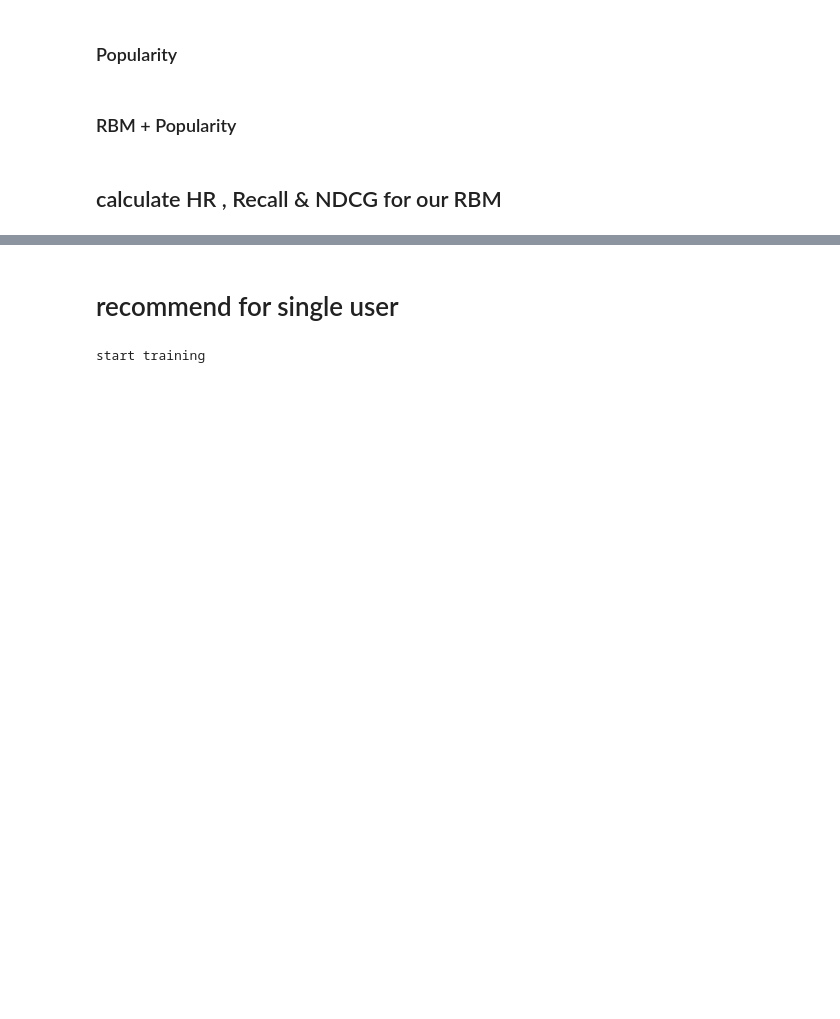
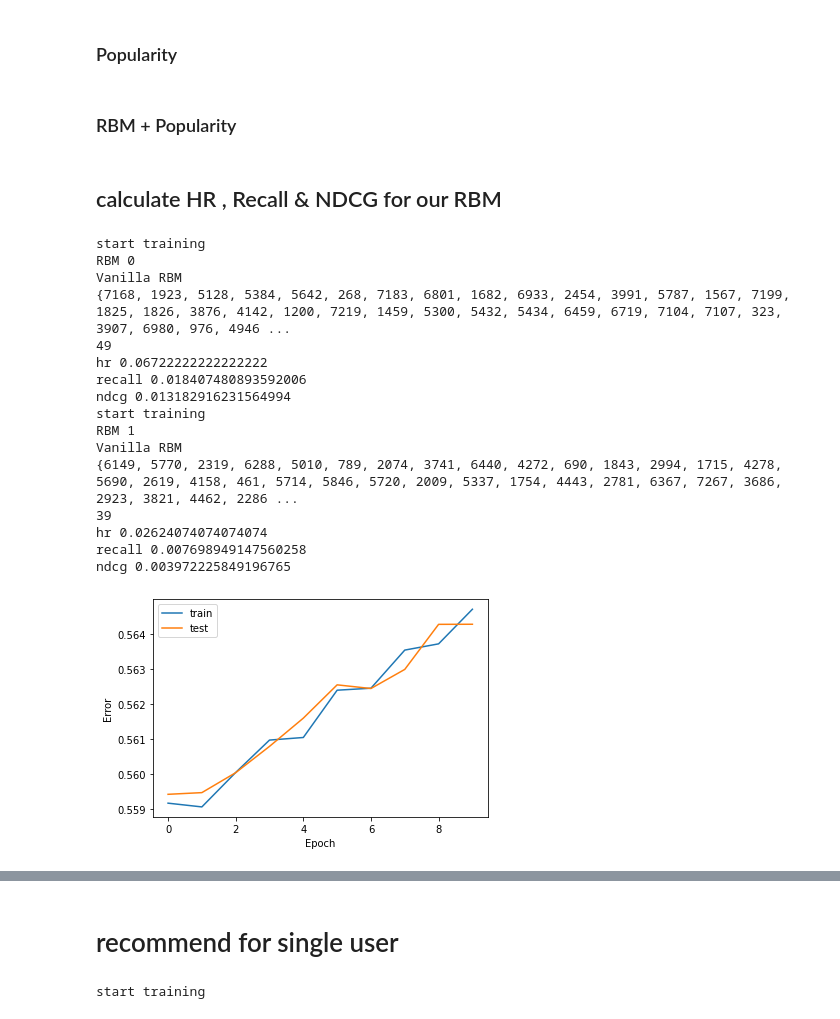
Before and after one commit to jdepreter/ai-project, a Jupyter notebook: rbm_notebook_inventory_rating.ipynb, the cells around one changed output, grey strips where cells are left out. Drawn from its saved outputs; the diff is of its cells as text; code cells hidden in the pictures; blank space fills up the shorter version.

```diff
--- a/rbm_notebook_inventory_rating.ipynb
+++ b/rbm_notebook_inventory_rating.ipynb
@@ -260,0 +266,4 @@ train_matrix
+# %%
+train_matrix = get_sparse_matrix(train1)
+test_matrix = get_sparse_matrix(test1)
+train_matrix
@@ -397,7 +421,7 @@ def create_rbm(train_matrix, test_matrix, n_hidden, batch_size, epochs, rbm=None
 # %% [markdown]
 ### Vanilla Recommendations
 # %%
-def compute_hr(train_matrix, test_matrix, rbm, k=10, batch_size=100):
+def compute_hr(train_matrix, test_matrix, rbm, k=10, rating_cutoff=-1, p=False):
     """
     compute the various metrics of our model, hr, recall and ndcg
     :param train_matrix: the input wich our user already has
@@ -410,8 +434,11 @@ def compute_hr(train_matrix, test_matrix, rbm, k=10, batch_size=100):
     hitrates = []
     recall = []
     nDCG = []
+
+    recommended_games_set = set()
     # for loop - go through every single user
-    for id_user in tqdm(range(0, train_matrix.shape[0] - rbm.batch_size, rbm.batch_size)): # - batch_size, batch_size):
+    # for id_user in tqdm(range(0, train_matrix.shape[0] - rbm.batch_size, rbm.batch_size)): # - batch_size, batch_size):
+    for id_user in range(0, train_matrix.shape[0] - rbm.batch_size, rbm.batch_size): # - batch_size, batch_size):
         v = train_matrix[id_user:id_user + rbm.batch_size]  # training set inputs are used to activate neurons of my RBM
         vt = test_matrix[id_user:id_user + rbm.batch_size]  # target
         if vt.getnnz() == 0:
@@ -436,11 +463,12 @@ def compute_hr(train_matrix, test_matrix, rbm, k=10, batch_size=100):
         target = torch.sparse.LongTensor(indices, torch.add(ratings, 1), torch.Size(shape))
         target_dense = target.to_dense()
 
-        target_rating, target_movie = torch.topk(target_dense, k, 1)
-        target_movie[target_rating < 3] = -1 # remove all bad movies from top k
+        target_recommended = torch.argsort(target_dense, 1, descending=True)
+        # target_rating, target_movie = torch.topk(target_dense, k, 1)
+        # target_movie[target_rating < rating_cutoff] = -1 # remove all bad movies from top k
 
-        values, _ = torch.max(target_movie, dim=1)
-        users_with_target = (values > -1).nonzero(as_tuple=True)[0].cpu().tolist()
+        # values, _ = torch.max(target_rating, dim=1)
+        # users_with_target = (values > rating_cutoff).nonzero(as_tuple=True)[0].cpu().tolist()
 
         # predicted
         _, h = rbm.sample_h(v)
@@ -454,11 +482,15 @@ def compute_hr(train_matrix, test_matrix, rbm, k=10, batch_size=100):
         predicted_rating, predicted_movie = torch.topk(recommended_summed, k)
 
 
-        for user in users_with_target:
+        for user in range(rbm.batch_size):
+            # all recommendations
+            user_ratings = torch.index_select(target_dense[user], 0, target_recommended[user])
+            user_target = target_recommended[user][user_ratings > 0].cpu().tolist()
 
-            # all recommendations
-            user_target = target_movie[user].cpu().tolist()
+            # user_target = target_recommended[user][target_rating[user] > rating_cutoff].cpu().tolist()
             user_pred = predicted_movie[user].cpu().tolist()
+
+            recommended_games_set = recommended_games_set.union(set(user_pred))
 
             counter = 0
             total = min(k, len(user_target))
@@ -479,6 +511,9 @@ def compute_hr(train_matrix, test_matrix, rbm, k=10, batch_size=100):
 
             nDCG.append(dcg / idcg)
 
+    if p:
+        print(recommended_games_set)
+        print(len(recommended_games_set))
     return hitrates, recall, nDCG
 # %%
 # rbm10 = create_rbm(train_matrix, test_matrix, 1000, 10000, 10)
@@ -517,8 +552,34 @@ def compute_hr3(rbm, popularity_dict, k=10):
 # %%
 def evaluate_rbm(rbm):
     print("Vanilla RBM")
-    hr, r, ndcg = compute_hr(train_matrix, test_matrix, rbm)
+    hr, r, ndcg = compute_hr(train_matrix, test_matrix, rbm, p=True)
     # print(hr, r, ndcg)
     print("hr", np.average(hr))
     print("recall", np.average(r))
     print("ndcg", np.average(ndcg))
+# %%
+rbms = []
+for i in range(2):
+    rbm = create_rbm(train_matrix, test_matrix, 5, 2000, 10, train_errors=[], test_errors=[])[0]
+    print(f"RBM {i}")
+    evaluate_rbm(rbm)
+    torch.save(rbm.state_dict(), f"./rbm5-10-nr{i}.network")
+    rbms.append(rbm)
+# %% [output]
+start training
+RBM 0
+Vanilla RBM
+{7168, 1923, 5128, 5384, 5642, 268, 7183, 6801, 1682, 6933, 2454, 3991, 5787, 1567, 7199, 1825, 1826, 3876, 4142, 1200, 7219, 1459, 5300, 5432, 5434, 6459, 6719, 7104, 7107, 323, 3907, 6980, 976, 4946 ...
+49
+hr 0.06722222222222222
+recall 0.018407480893592006
+ndcg 0.013182916231564994
+start training
+RBM 1
+Vanilla RBM
+{6149, 5770, 2319, 6288, 5010, 789, 2074, 3741, 6440, 4272, 690, 1843, 2994, 1715, 4278, 5690, 2619, 4158, 461, 5714, 5846, 5720, 2009, 5337, 1754, 4443, 2781, 6367, 7267, 3686, 2923, 3821, 4462, 2286 ...
+39
+hr 0.02624074074074074
+recall 0.007698949147560258
+ndcg 0.003972225849196765
+[figure, added]
```
Also changed, not shown: parts of 25 cells of this notebook.
